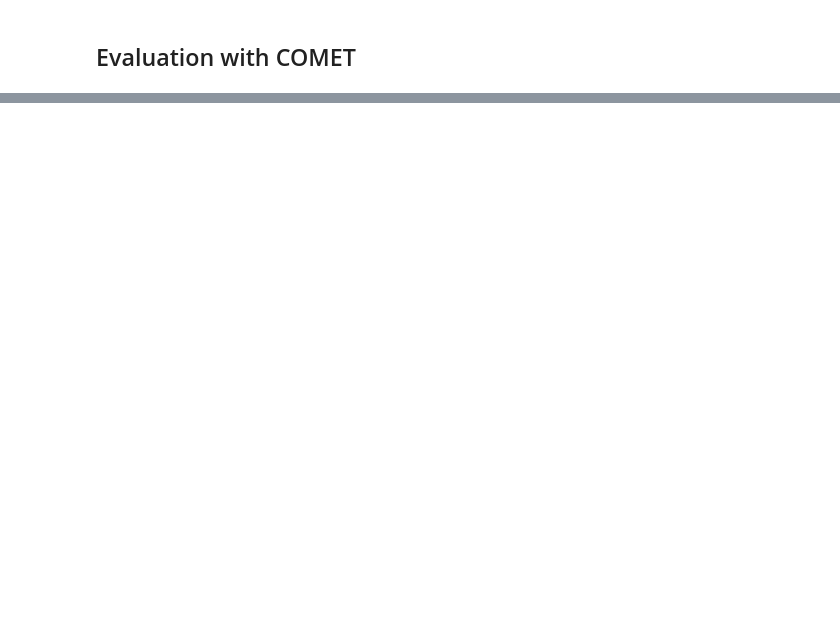
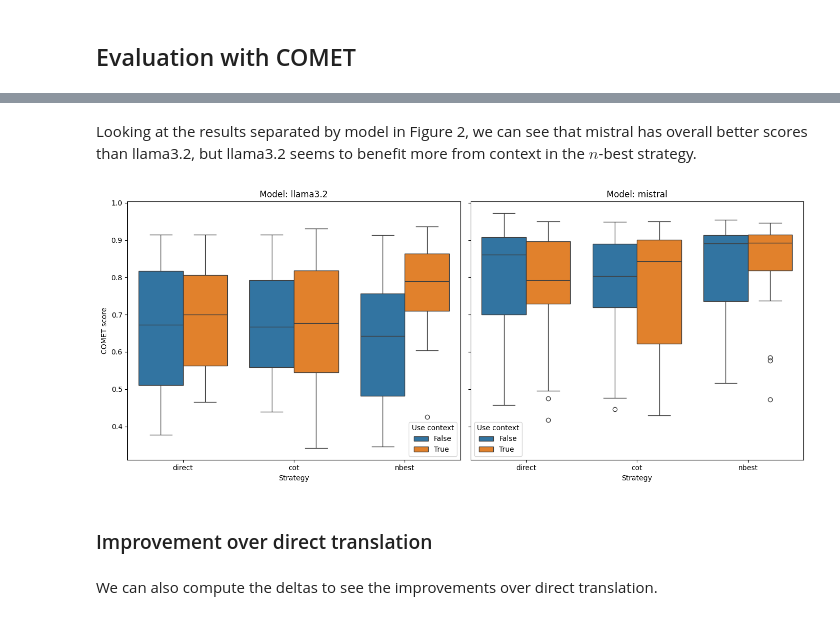
Before and after one commit to phtryll/nlp-labs, a Jupyter notebook: mt-translation/mt-translation.ipynb, the cells around one changed output, grey strips where cells are left out. Drawn from its saved outputs; the diff is of its cells as text; code cells hidden in the pictures; blank space fills up the shorter version.

```diff
--- a/mt-translation/mt-translation.ipynb
+++ b/mt-translation/mt-translation.ipynb
@@ -476,0 +873,4 @@ run_translation(
+# %%
+df_llama_merged = df_llama_scores.merge(df_llama_scores_nbest, on=["example_id", "model", "use_context"], how="left")
+df_mistral_merged = df_mistral_scores.merge(df_mistral_scores_nbest, on=["example_id", "model", "use_context"], how="left")
+res_all_models = pd.concat([df_llama_merged, df_mistral_merged], axis=0, ignore_index=True)
@@ -476,0 +895,15 @@ run_translation(
+# %%
+#| echo: false
+
+res_all_models_pivot = res_all_models.melt(
+    id_vars=["example_id", "model", "use_context"],
+    value_vars=["direct_comet", "cot_comet", "nbest_best_score"],
+    var_name="strategy",
+    value_name="comet_score",
+)
+
+res_all_models_pivot["strategy"] = res_all_models_pivot["strategy"].replace({
+    "direct_comet": "direct",
+    "cot_comet": "cot",
+    "nbest_best_score": "nbest",
+})
@@ -476,0 +942,46 @@ run_translation(
+# %% [markdown]
+Looking at the results separated by model in Figure 2, we can see that mistral has overall better scores than llama3.2, but llama3.2 seems to benefit more from context in the $n$-best strategy.
+# %%
+#| echo: false
+#| fig-cap: "COMET score distribution by strategy and context, separated by model"
+#| label: fig:comet_boxplot_by_model
+
+import seaborn as sns
+import matplotlib.pyplot as plt
+
+models = res_all_models_pivot["model"].unique()
+
+fig, axes = plt.subplots(
+    nrows=1,
+    ncols=len(models),
+    figsize=(14, 6),
+    sharey=True,
+)
+
+for ax, model_name in zip(axes, models):
+    model_df = res_all_models_pivot[
+        res_all_models_pivot["model"] == model_name
+    ]
+
+    sns.boxplot(
+        data=model_df,
+        x="strategy",
+        y="comet_score",
+        hue="use_context",
+        ax=ax,
+    )
+
+    ax.set_title(f"Model: {model_name}")
+    ax.set_xlabel("Strategy")
+    ax.set_ylabel("COMET score")
+
+    ax.legend(title="Use context")
+
+plt.tight_layout()
+plt.show()
+# %% [output]
+[figure, added]
+# %% [markdown]
+### Improvement over direct translation
+# %% [markdown]
+We can also compute the deltas to see the improvements over direct translation.
```
Also changed, not shown: parts of 64 cells of this notebook, 1 other file.
